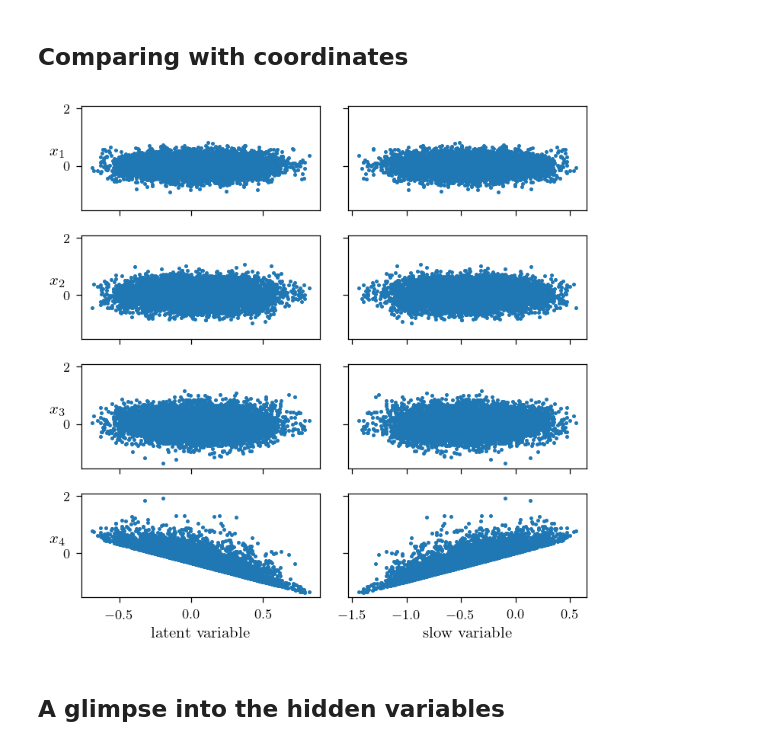
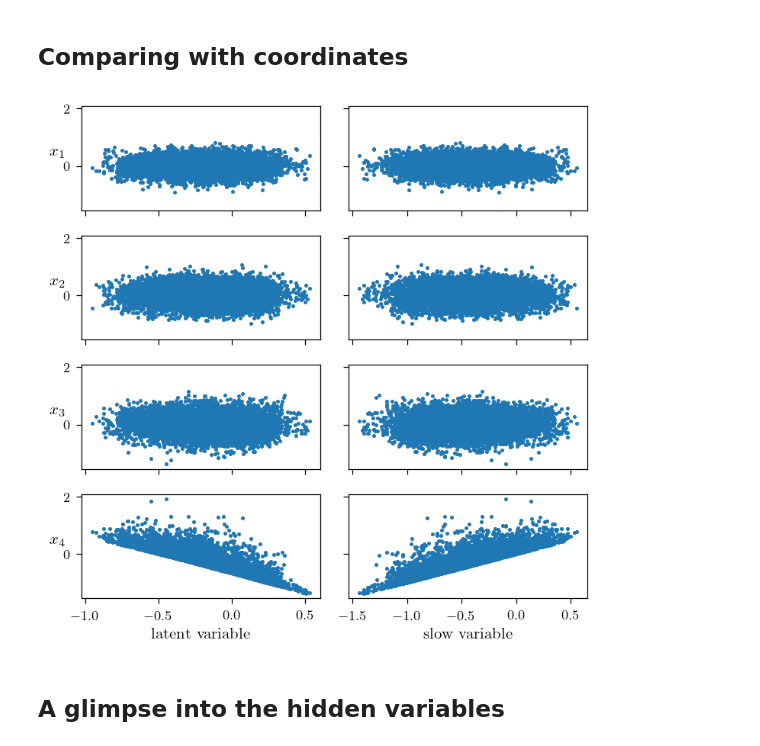
Before and after one commit to przemyslaw-zielinski/sf_nets, a Jupyter notebook: notebooks/rqp4_analyze.ipynb, the cells around one changed output. Saved outputs shown, nothing was run; the diff lists cells and outputs as text; code cells hidden in the pictures.

```diff
--- a/notebooks/rqp4_analyze.ipynb
+++ b/notebooks/rqp4_analyze.ipynb
@@ -64,7 +64,7 @@ plt.close(fig)
 # %% [markdown]
 ## Trained models
 # %%
-model_types = ['test', 'simple']
+model_types = ['pruned', 'simple']
 # %%
 columns_dict = {
     'Epochs': 'max_epochs',
@@ -272,22 +272,22 @@ plt.close(fig)
 # %%
 fig, axs = plt.subplots(nrows=4, ncols=2, figsize=(5,5), sharey=True, sharex='col')
 
 coords = np.array([point.numpy() for point, _ in train_dataset]).T
-slow_var, lat_var = np.array([(dataset.slow_map(point), model(point)[1].item()) for point, covi in train_dataset]).T
+slow_var, lat_var = np.array([(dataset.system.slow_map(point), model(point)[1].item()) for point, covi in train_dataset]).T
 
 for n, ax_row in enumerate(axs):
     ax_row[0].scatter(lat_var, coords[n], s=2)
     ax_row[1].scatter(slow_var, coords[n], s=2)
     ax_row[0].set_ylabel(f'$x_{n+1}$', rotation=0)
 
 ax_row[0].set_xlabel('latent variable')
 ax_row[1].set_xlabel('slow variable')
 
 fig.tight_layout()
 plt.show()
 plt.close(fig)
 # %% [output]
-[figure, old version]
+[figure, new version]
 # %% [markdown]
 ## A glimpse into the hidden variables
 # %%
```
Also changed, not shown: parts of 4 cells of this notebook, 58 other files.
